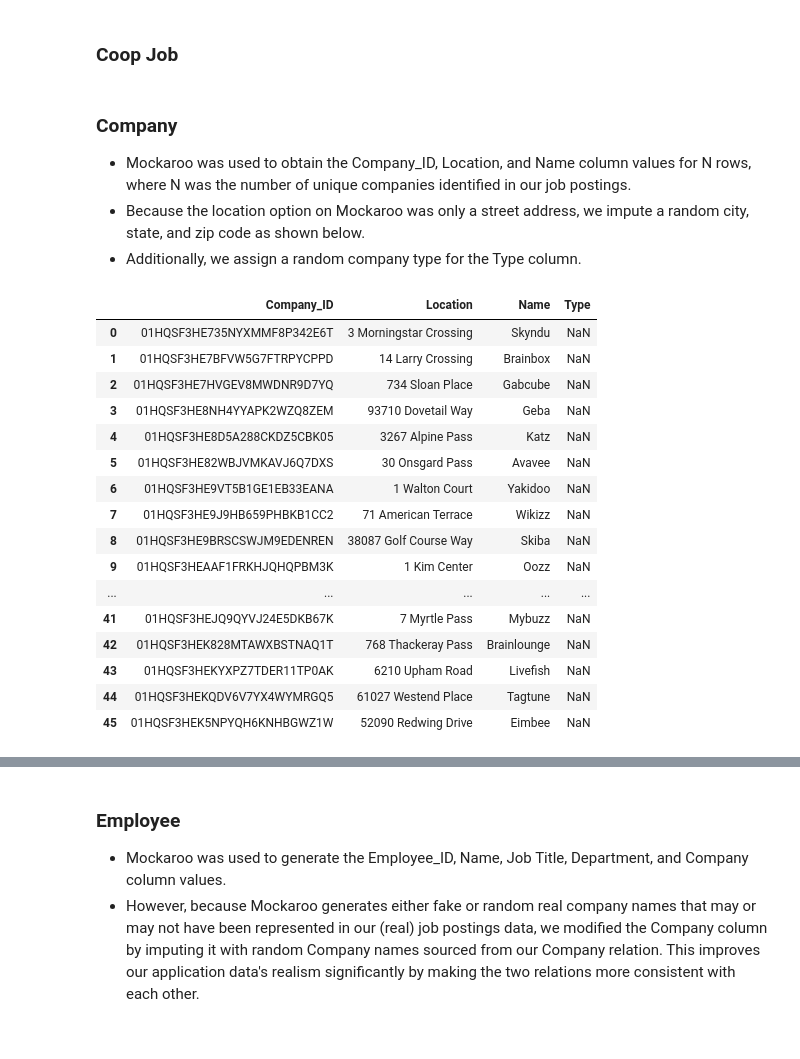
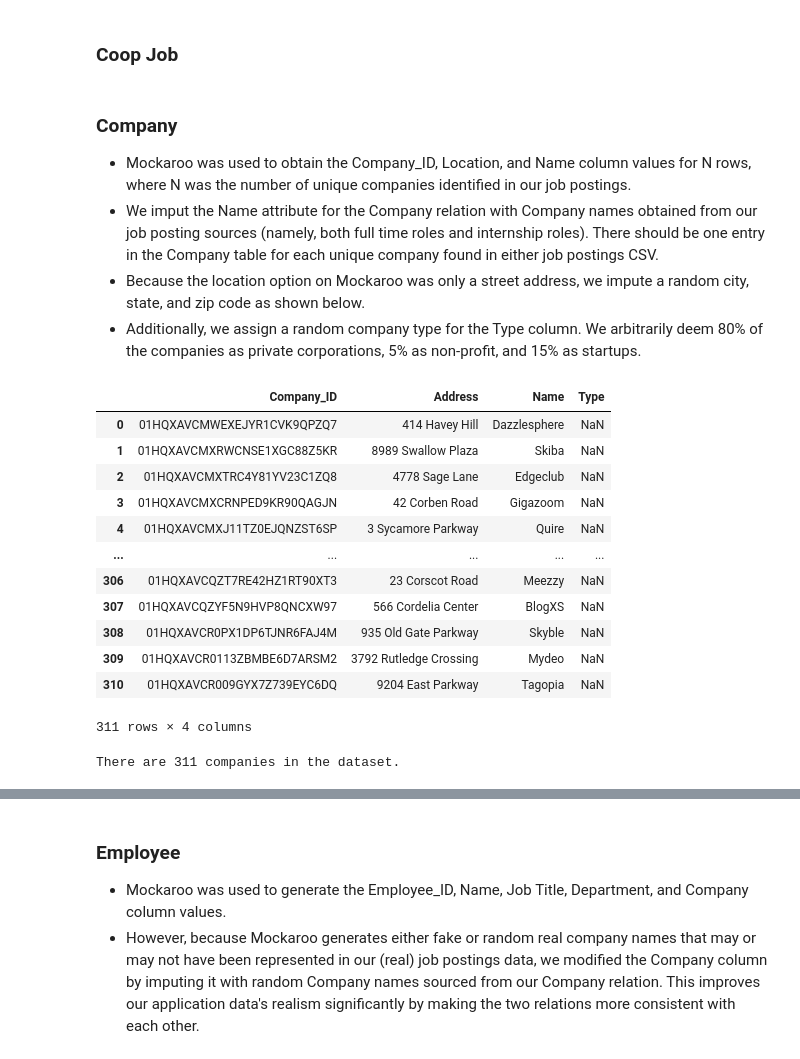
Before and after one commit to vbainwala/TalentTrove, a Jupyter notebook: make_data.ipynb, the cells around one changed output, grey strips where cells are left out. Drawn from its saved outputs; the diff is of its cells as text; code cells hidden in the pictures.

Commit message:
Add final Company.csv data based on job postings, add all data munging steps in make_data.ipynb

```diff
--- a/make_data.ipynb
+++ b/make_data.ipynb
@@ -126,26 +148,31 @@ duration_vals = ['4 weeks', '8 weeks', '12 weeks', '16 weeks']
 # %% [markdown]
 ### Company
 - Mockaroo was used to obtain the Company_ID, Location, and Name column values for N rows, where N was the number of unique companies identified in our job postings.
+- We imput the Name attribute for the Company relation with Company names obtained from our job posting sources (namely, both full time roles and internship roles). There should be one entry in the Company table for each unique company found in either job postings CSV.
 - Because the location option on Mockaroo was only a street address, we impute a random city, state, and zip code as shown below.
-- Additionally, we assign a random company type for the Type column.
+- Additionally, we assign a random company type for the Type column. We arbitrarily deem 80% of the companies as private corporations, 5% as non-profit, and 15% as startups.
 # %%
-company_df = pd.read_csv('data/Company.csv', header=0)
+company_df = pd.read_csv('data/Mockaroo/Mockaroo-Company.csv', header=0)
 company_df
 # %% [output]
-|  | Company_ID | Location | Name | Type |
-| 0 | 01HQSF3HE735NYXMMF8P342E6T | 3 Morningstar Crossing | Skyndu | NaN |
-| 1 | 01HQSF3HE7BFVW5G7FTRPYCPPD | 14 Larry Crossing | Brainbox | NaN |
-| 2 | 01HQSF3HE7HVGEV8MWDNR9D7YQ | 734 Sloan Place | Gabcube | NaN |
-| 3 | 01HQSF3HE8NH4YYAPK2WZQ8ZEM | 93710 Dovetail Way | Geba | NaN |
-| 4 | 01HQSF3HE8D5A288CKDZ5CBK05 | 3267 Alpine Pass | Katz | NaN |
-| 5 | 01HQSF3HE82WBJVMKAVJ6Q7DXS | 30 Onsgard Pass | Avavee | NaN |
-| 6 | 01HQSF3HE9VT5B1GE1EB33EANA | 1 Walton Court | Yakidoo | NaN |
-| 7 | 01HQSF3HE9J9HB659PHBKB1CC2 | 71 American Terrace | Wikizz | NaN |
-| 8 | 01HQSF3HE9BRSCSWJM9EDENREN | 38087 Golf Course Way | Skiba | NaN |
-| 9 | 01HQSF3HEAAF1FRKHJQHQPBM3K | 1 Kim Center | Oozz | NaN |
+|  | Company_ID | Address | Name | Type |
+| 0 | 01HQXAVCMWEXEJYR1CVK9QPZQ7 | 414 Havey Hill | Dazzlesphere | NaN |
+| 1 | 01HQXAVCMXRWCNSE1XGC88Z5KR | 8989 Swallow Plaza | Skiba | NaN |
+| 2 | 01HQXAVCMXTRC4Y81YV23C1ZQ8 | 4778 Sage Lane | Edgeclub | NaN |
+| 3 | 01HQXAVCMXCRNPED9KR90QAGJN | 42 Corben Road | Gigazoom | NaN |
+| 4 | 01HQXAVCMXJ11TZ0EJQNZST6SP | 3 Sycamore Parkway | Quire | NaN |
 | ... | ... | ... | ... | ... |
-| 41 | 01HQSF3HEJQ9QYVJ24E5DKB67K | 7 Myrtle Pass | Mybuzz | NaN |
-| 42 | 01HQSF3HEK828MTAWXBSTNAQ1T | 768 Thackeray Pass | Brainlounge | NaN |
-| 43 | 01HQSF3HEKYXPZ7TDER11TP0AK | 6210 Upham Road | Livefish | NaN |
-| 44 | 01HQSF3HEKQDV6V7YX4WYMRGQ5 | 61027 Westend Place | Tagtune | NaN |
-| 45 | 01HQSF3HEK5NPYQH6KNHBGWZ1W | 52090 Redwing Drive | Eimbee | NaN |
+| 306 | 01HQXAVCQZT7RE42HZ1RT90XT3 | 23 Corscot Road | Meezzy | NaN |
+| 307 | 01HQXAVCQZYF5N9HVP8QNCXW97 | 566 Cordelia Center | BlogXS | NaN |
+| 308 | 01HQXAVCR0PX1DP6TJNR6FAJ4M | 935 Old Gate Parkway | Skyble | NaN |
+| 309 | 01HQXAVCR0113ZBMBE6D7ARSM2 | 3792 Rutledge Crossing | Mydeo | NaN |
+| 310 | 01HQXAVCR009GYX7Z739EYC6DQ | 9204 East Parkway | Tagopia | NaN |
+311 rows × 4 columns
+# %%
+# Get names of all unique companies represented in the database
+full_time_companies = full_time_job_df['Company'].unique().tolist()
+internship_companies = internship_df['Company'].unique().tolist()
+all_company_names = list(set(full_time_companies + internship_companies))
+print(f"There are {len(all_company_names)} companies in the dataset.")
+# %% [output]
+There are 311 companies in the dataset.
```
Also changed, not shown: parts of 11 cells of this notebook, 3 other files.
